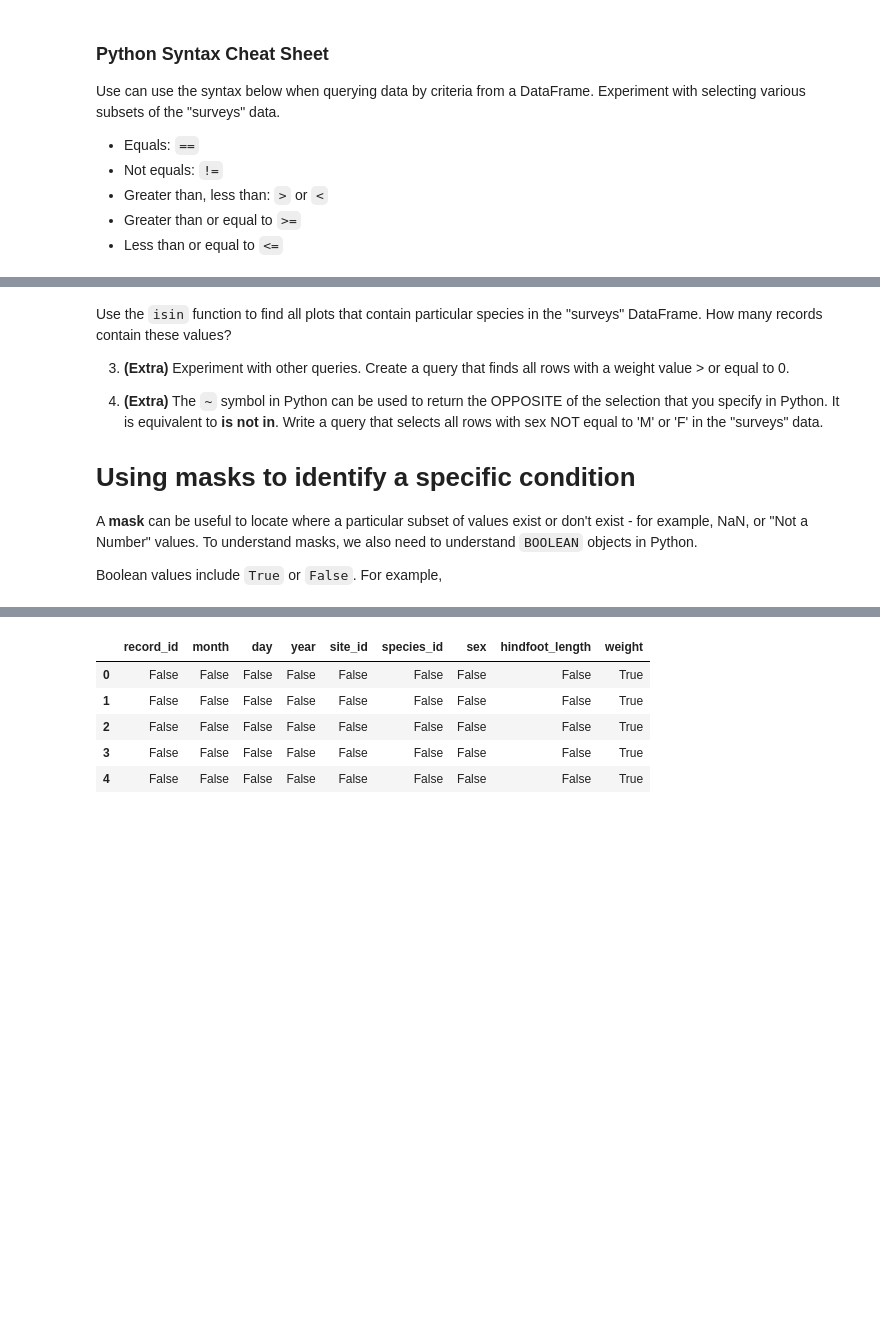
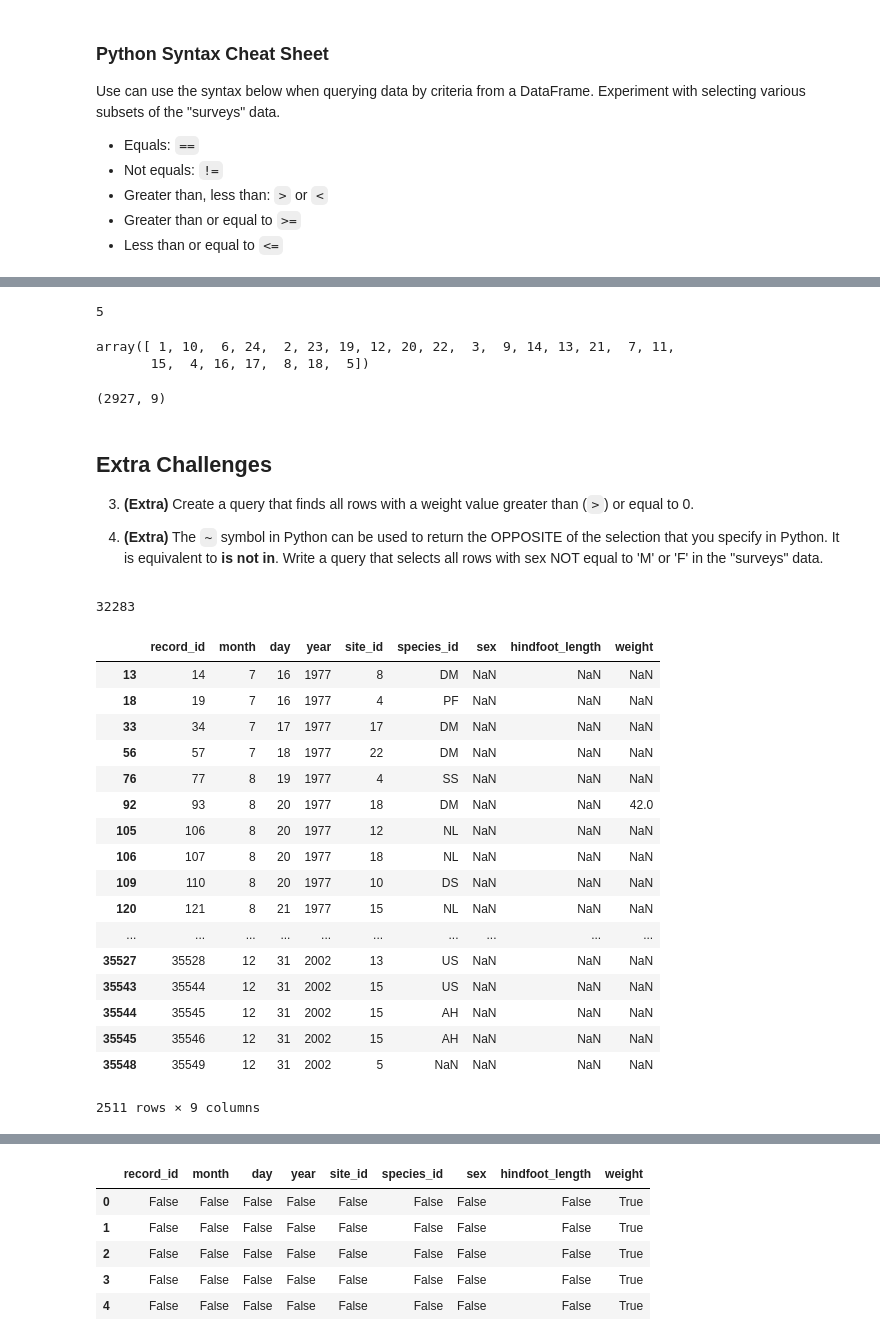
Before and after one commit to MonashDataFluency/python-workshop-base, a Jupyter notebook: workshops/docs/modules/notebooks/indexing.ipynb, the cells around one changed output, grey strips where cells are left out. Cells and saved outputs as stored; diff of their text form; code cells hidden in the pictures; blank space fills up the shorter version.

```diff
--- a/workshops/docs/modules/notebooks/indexing.ipynb
+++ b/workshops/docs/modules/notebooks/indexing.ipynb
@@ -467,22 +474,52 @@ surveys_df[surveys_df['species_id'].isin([listGoesHere])]
+# %%
+# when only interested in how many, the sum of True values could be used as well:
+sum((surveys_df["year"] == 1999) & (surveys_df["weight"] <= 8))
+# %% [output]
+5
+# %%
+# Solution - Queries #2
+surveys_df[surveys_df['species_id'].isin(['PB', 'PL'])]['site_id'].unique()
+# %% [output]
+array([ 1, 10,  6, 24,  2, 23, 19, 12, 20, 22,  3,  9, 14, 13, 21,  7, 11,
+       15,  4, 16, 17,  8, 18,  5])
+# %%
+# To get number of records
+surveys_df[surveys_df['species_id'].isin(['PB', 'PL'])].shape
+# %% [output]
+(2927, 9)
 # %% [markdown]
+## Extra Challenges
 
-Use the `isin` function to find all plots that contain particular species
-in the "surveys" DataFrame. How many records contain these values?
 
-3. **(Extra)** Experiment with other queries. Create a query that finds all rows with a
-   weight value > or equal to 0.
+3. **(Extra)** Create a query that finds all rows with a
+   weight value greater than (`>`) or equal to 0.
 
 4. **(Extra)** The `~` symbol in Python can be used to return the OPPOSITE of the
    selection that you specify in Python. It is equivalent to **is not in**.
    Write a query that selects all rows with sex NOT equal to 'M' or 'F' in
    the "surveys" data.
-
-
-
-# Using masks to identify a specific condition
-
-A **mask** can be useful to locate where a particular subset of values exist or
-don't exist - for example,  NaN, or "Not a Number" values. To understand masks,
-we also need to understand `BOOLEAN` objects in Python.
-
-Boolean values include `True` or `False`. For example,
+# %%
+sum(surveys_df["weight"]>=0)
+# %% [output]
+32283
+# %%
+surveys_df[~surveys_df["sex"].isin(['M', 'F'])]
+# %% [output]
+|  | record_id | month | day | year | site_id | species_id | sex | hindfoot_length | weight |
+| 13 | 14 | 7 | 16 | 1977 | 8 | DM | NaN | NaN | NaN |
+| 18 | 19 | 7 | 16 | 1977 | 4 | PF | NaN | NaN | NaN |
+| 33 | 34 | 7 | 17 | 1977 | 17 | DM | NaN | NaN | NaN |
+| 56 | 57 | 7 | 18 | 1977 | 22 | DM | NaN | NaN | NaN |
+| 76 | 77 | 8 | 19 | 1977 | 4 | SS | NaN | NaN | NaN |
+| 92 | 93 | 8 | 20 | 1977 | 18 | DM | NaN | NaN | 42.0 |
+| 105 | 106 | 8 | 20 | 1977 | 12 | NL | NaN | NaN | NaN |
+| 106 | 107 | 8 | 20 | 1977 | 18 | NL | NaN | NaN | NaN |
+| 109 | 110 | 8 | 20 | 1977 | 10 | DS | NaN | NaN | NaN |
+| 120 | 121 | 8 | 21 | 1977 | 15 | NL | NaN | NaN | NaN |
+| ... | ... | ... | ... | ... | ... | ... | ... | ... | ... |
+| 35527 | 35528 | 12 | 31 | 2002 | 13 | US | NaN | NaN | NaN |
+| 35543 | 35544 | 12 | 31 | 2002 | 15 | US | NaN | NaN | NaN |
+| 35544 | 35545 | 12 | 31 | 2002 | 15 | AH | NaN | NaN | NaN |
+| 35545 | 35546 | 12 | 31 | 2002 | 15 | AH | NaN | NaN | NaN |
+| 35548 | 35549 | 12 | 31 | 2002 | 5 | NaN | NaN | NaN | NaN |
+2511 rows × 9 columns
```
Also changed, not shown: parts of 63 cells of this notebook, 5 other files.
